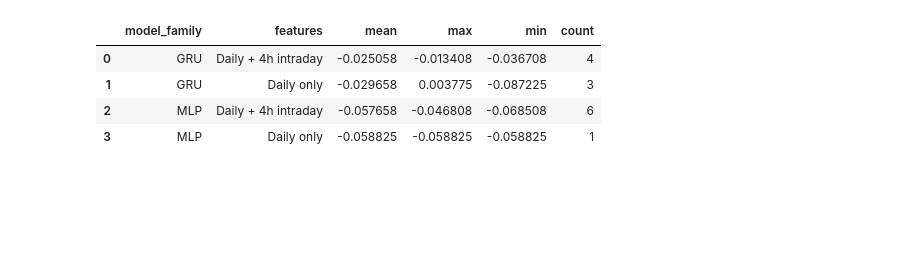
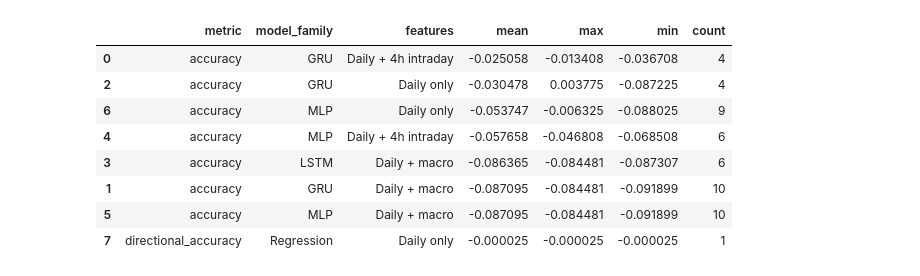
Before and after one commit to medfad7/ANN-for-STOCK-PREDICTION, a Jupyter notebook: notebooks/07_summary_all_results.ipynb, the cells around one changed output. Cells and saved outputs as stored; diff of their text form; code cells hidden in the pictures; blank space fills up the shorter version.

```diff
--- a/notebooks/07_summary_all_results.ipynb
+++ b/notebooks/07_summary_all_results.ipynb
@@ -17,6 +21,9 @@ import matplotlib.pyplot as plt
 
 ROOT = Path("..").resolve()
 DATA_PROC = ROOT / "data" / "processed"
+NOTEBOOKS_DIR = ROOT / "notebooks"
 
-print(ROOT, DATA_PROC)
+print(ROOT)
+print("data/processed:", DATA_PROC)
+print("notebooks:", NOTEBOOKS_DIR)
 # %% [output]
@@ -267,13 +436,10 @@ results_df
 # %%
 def baseline_for_row(row):
-    if row["dataset"] == "daily_full":
-        return baseline_daily
-    elif row["dataset"] == "daily+4h_short":
-        return baseline_intraday
-    else:
-        return np.nan
+    return BASELINES.get(row.get("dataset"), float("nan"))
 
 results_df["baseline_acc"] = results_df.apply(baseline_for_row, axis=1)
+
+# For non-accuracy metrics, keep the baseline columns but they may be less meaningful.
 results_df["test_minus_baseline"] = results_df["test_acc"] - results_df["baseline_acc"]
 
 results_df_sorted = results_df.sort_values(by="test_acc", ascending=False)
@@ -324,14 +496,19 @@ plt.show()
 # %%
 summary_by_family = (
     results_df
-    .groupby(["model_family", "features"])["test_minus_baseline"]
+    .groupby(["metric", "model_family", "features"], dropna=False)["test_minus_baseline"]
     .agg(["mean", "max", "min", "count"])
     .reset_index()
-)
+    .sort_values(["metric", "mean"], ascending=[True, False])
+ )
 summary_by_family
 # %% [output]
-|  | model_family | features | mean | max | min | count |
-| 0 | GRU | Daily + 4h intraday | -0.025058 | -0.013408 | -0.036708 | 4 |
-| 1 | GRU | Daily only | -0.029658 | 0.003775 | -0.087225 | 3 |
-| 2 | MLP | Daily + 4h intraday | -0.057658 | -0.046808 | -0.068508 | 6 |
-| 3 | MLP | Daily only | -0.058825 | -0.058825 | -0.058825 | 1 |
+|  | metric | model_family | features | mean | max | min | count |
+| 0 | accuracy | GRU | Daily + 4h intraday | -0.025058 | -0.013408 | -0.036708 | 4 |
+| 2 | accuracy | GRU | Daily only | -0.030478 | 0.003775 | -0.087225 | 4 |
+| 6 | accuracy | MLP | Daily only | -0.053747 | -0.006325 | -0.088025 | 9 |
+| 4 | accuracy | MLP | Daily + 4h intraday | -0.057658 | -0.046808 | -0.068508 | 6 |
+| 3 | accuracy | LSTM | Daily + macro | -0.086365 | -0.084481 | -0.087307 | 6 |
+| 1 | accuracy | GRU | Daily + macro | -0.087095 | -0.084481 | -0.091899 | 10 |
+| 5 | accuracy | MLP | Daily + macro | -0.087095 | -0.084481 | -0.091899 | 10 |
+| 7 | directional_accuracy | Regression | Daily only | -0.000025 | -0.000025 | -0.000025 | 1 |
```
Also changed, not shown: parts of 6 cells of this notebook, 1 other file.
